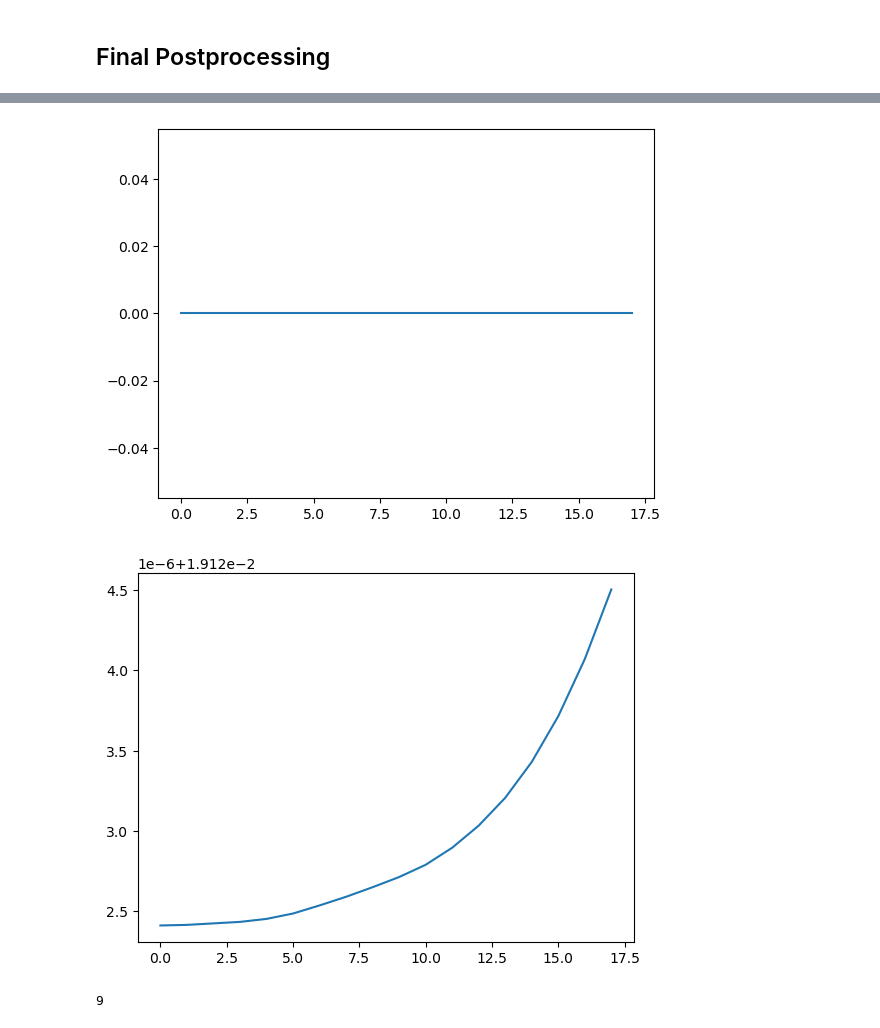
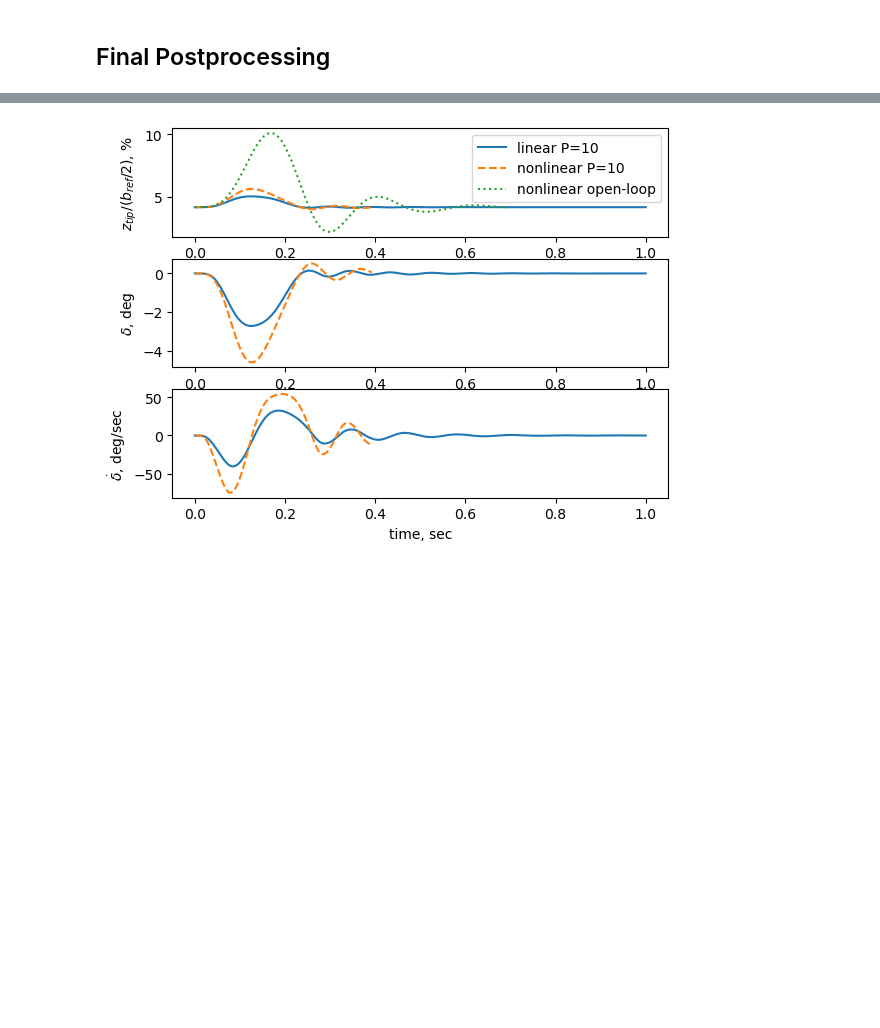
Before and after one commit to ImperialCollegeLondon/sharpy, a Jupyter notebook: docs/source/content/example_notebooks/UDP_control/tutoria_udp_control.ipynb, the cells around one changed output, grey strips where cells are left out. Saved outputs shown, nothing was run; the diff lists cells and outputs as text; code cells hidden in the pictures; blank space fills up the shorter version.

```diff
--- a/docs/source/content/example_notebooks/UDP_control/tutoria_udp_control.ipynb
+++ b/docs/source/content/example_notebooks/UDP_control/tutoria_udp_control.ipynb
@@ -409,15 +363,15 @@ generate_aero_and_fem_input_files(pazy_model_closed)
 #  Network settings for nonlinear in closed-loop simulations
 server_ip_addr = '127.0.0.1' # SHARPy
 client_ip_addr = '127.0.0.1' # controller
-port_in_network = 64016
-port_out_network_server = 59016
-port_out_network_client = 59006
+port_in_network = 64017
+port_out_network_server = 59017
+port_out_network_client = 59007
 network_settings = {'variables_filename': route_notebook_dir + '/pazy_network_info.yml', # TODO: explain in text, write yml file depending on number of spanwise nodes
                                         'send_output_to_all_clients': False,
                                         'byte_ordering': 'little',
                                         'log_name': output_folder +'/'+ case_name + '/sharpy_network.log',
                                         'file_log_level': 'debug',
-                                        'console_log_level': 'debug',
+                                        'console_log_level': 'error',
                                         'input_network_settings': {'address': server_ip_addr,
                                                                         'port': port_in_network,
                                                                         },
@@ -439,7 +393,8 @@ pazy_model_closed.config = get_settings_udp(pazy_model_closed,
                             wake_length_factor=wake_length_factor,
                             output_folder = output_folder,
                             gust=gust,
-                            gust_settings=gust_settings)
+                            gust_settings=gust_settings,
+                            write_screen = False)
 pazy_model_closed.config.write()
 # %% [markdown]
 Start simulation and controller and UDP-interface,
@@ -710,43 +425,38 @@ plt.show()
 # %%
 control_surface_input = np.loadtxt(os.path.join(output_folder, pazy_model_closed.case_name, "pazy_udp_closed_loop_gust_response_control_input"))
-tip_displacement = np.loadtxt(os.path.join(output_folder, pazy_model_closed.case_name, "pazy_udp_closed_loop_gust_response_sensor_measurement"))
-
-plt.plot(control_surface_input)
-plt.show()
-
-plt.plot(tip_displacement)
-plt.show()
-print(pazy_model_closed.num_node_surf)
+delta_dot = np.diff(np.rad2deg(control_surface_input))/pazy_model_closed.dt
+tip_displacement_nonlinear_P10 = np.loadtxt(os.path.join(output_folder, pazy_model_closed.case_name, "pazy_udp_closed_loop_gust_response_sensor_measurement"))
+time_array_nonlinear_closed_loop = np.arange(0, len(tip_displacement_nonlinear_P10) * pazy_model_closed.dt, pazy_model_closed.dt)
+tip_displacement_nonlinear_P10 /= pazy_model_closed.b_ref/2
+tip_displacement_nonlinear_P10 *= 100
-# %% [output]
-[figure, removed]
-[figure, removed]
-9
 # %%
 # Plot Data
 fig, axs = plt.subplots(3, 1)
 list_linestyles = ['-', '--', ':']
 list_labels = ['linear P=10', 'nonlinear P=10', 'nonlinear open-loop']
 axs[0].plot(time_array_linear, normalised_tip_deflection_linear[:,1], list_linestyles[0], label=list_labels[0])
 axs[0].plot(time_array_nonlinear_closed_loop,
-            normalised_tip_displacement_nonlinear_closed_loop,
+            tip_displacement_nonlinear_P10,
             list_linestyles[1],
-            label=labels[1])
+            label=list_labels[1])
 axs[0].plot(time_array, normalised_tip_displacement, list_linestyles[-1], label=list_labels[-1])
 
 axs[0].legend()
 axs[0].set(ylabel='$z_{tip}/(b_{ref}/2)$, %')
 
 
 axs[1].plot(time_array_linear, control_surface_deflection_deg[:,1], list_linestyles[0])
-axs[1].plot(time_array_nonlinear_closed_loop, np.deg2rad(control_surface_input), list_linestyles[1])
+axs[1].plot(time_array_nonlinear_closed_loop, np.rad2deg(control_surface_input), list_linestyles[1])
 
 axs[1].set(ylabel='$\delta$, deg')
 
-axs[2].plot(time_array_linear, control_surface_deflection_rate_deg[:,i], list_linestyles[i])
-axs[1].plot(time_array_nonlinear_closed_loop,
-            np.diff(np.deg2rad(control_surface_input))/pazy_model_closed.dt,
+axs[2].plot(time_array_linear, control_surface_deflection_rate_deg[:,0], list_linestyles[0])
+axs[2].plot(time_array_nonlinear_closed_loop[1:],
+            delta_dot,
             list_linestyles[1])
 
 axs[2].set(ylabel='$\dot{\delta}$, deg/sec')
 for ax in axs.flat:
     ax.set(xlabel='time, sec')
+# %% [output]
+[figure, added]
```
Also changed, not shown: parts of 7 cells of this notebook, 1 other file.
